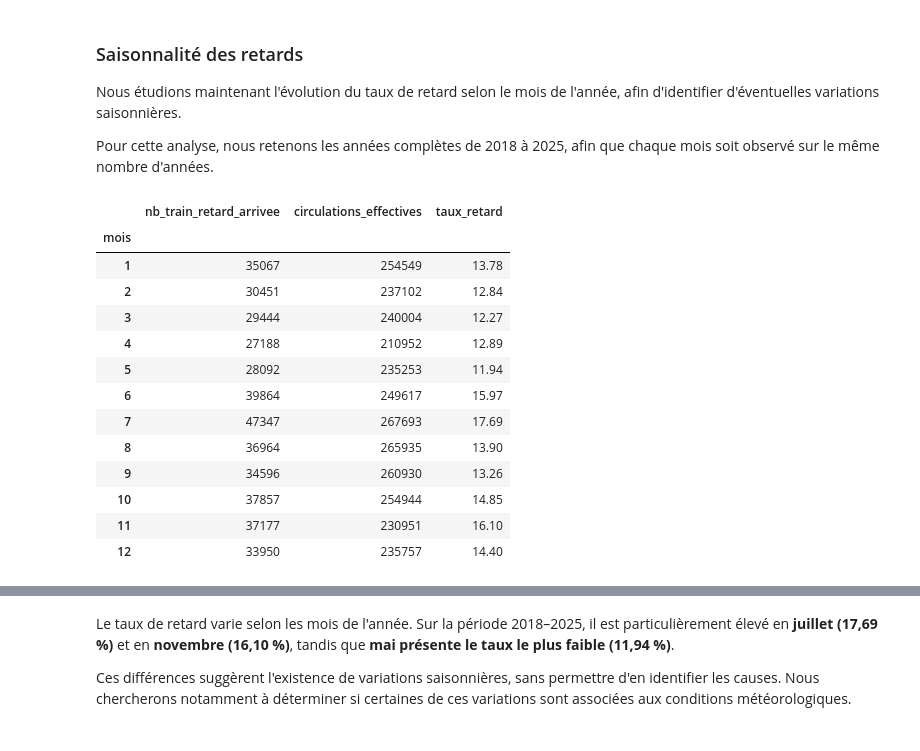
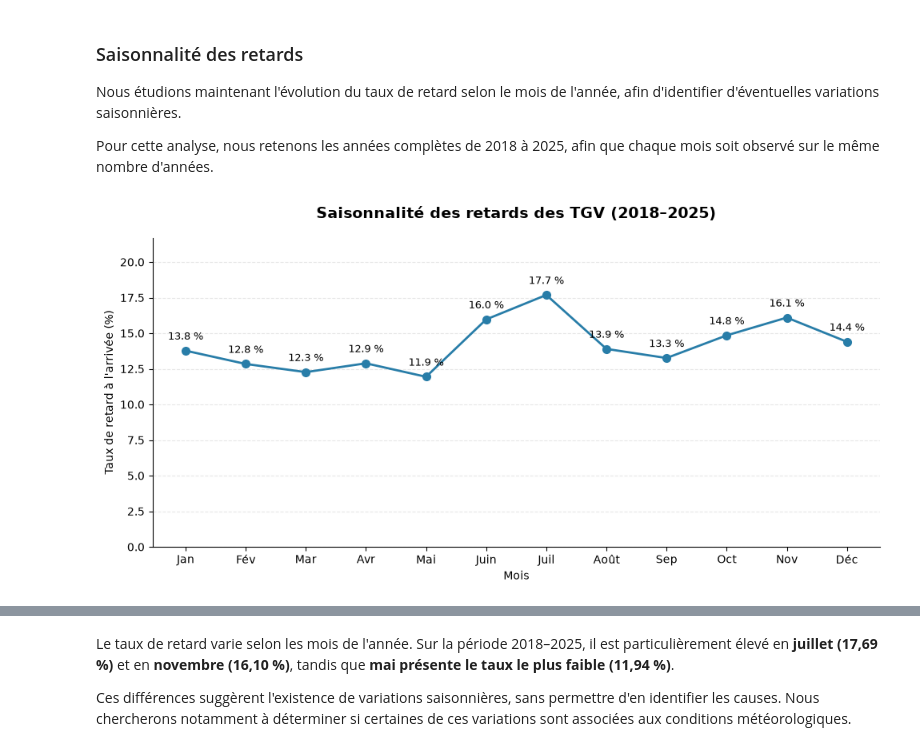
Before and after one commit to luteceagn/Projet_Python_ds, a Jupyter notebook: rapport_final.ipynb, the cells around one changed output, grey strips where cells are left out. Saved outputs shown, nothing was run; the diff lists cells and outputs as text; code cells hidden in the pictures.

```diff
--- a/rapport_final.ipynb
+++ b/rapport_final.ipynb
@@ -308,37 +320,76 @@ Nous étudions maintenant l'évolution du taux de retard selon le mois de l'ann
 
 Pour cette analyse, nous retenons les années complètes de 2018 à 2025, afin que chaque mois soit observé sur le même nombre d'années.
 # %%
-# Préparation des données pour l'analyse mensuelle
+# Préparation des données pour l'analyse de la saisonnalité
 df_mensuel = df_valides.copy()
 
 df_mensuel["date"] = pd.to_datetime(df_mensuel["date"])
+
+# Conservation des années complètes (2018–2025)
 df_mensuel = df_mensuel[df_mensuel["date"].dt.year <= 2025]
-
 df_mensuel["mois"] = df_mensuel["date"].dt.month
 
 # Calcul du taux global de retard par mois
 evolution_mensuelle = df_mensuel.groupby("mois")[
     ["nb_train_retard_arrivee", "circulations_effectives"]
 ].sum()
 
 evolution_mensuelle["taux_retard"] = (
     100 * evolution_mensuelle["nb_train_retard_arrivee"]
     / evolution_mensuelle["circulations_effectives"]
 )
 
-display(evolution_mensuelle.round(2))
+# Noms des mois
+mois_noms = [
+    "Jan", "Fév", "Mar", "Avr", "Mai", "Juin",
+    "Juil", "Août", "Sep", "Oct", "Nov", "Déc"
+]
+
+# Visualisation de la saisonnalité
+fig, ax = plt.subplots(figsize=(10, 5))
+
+ax.plot(
+    evolution_mensuelle.index,
+    evolution_mensuelle["taux_retard"],
+    marker="o",
+    linewidth=2,
+    markersize=7,
+    color="#287DA8"
+)
+
+# Affichage des pourcentages au-dessus des points
+for mois, taux in evolution_mensuelle["taux_retard"].items():
+    ax.annotate(
+        f"{taux:.1f} %",
+        (mois, taux),
+        textcoords="offset points",
+        xytext=(0, 10),
+        ha="center",
+        fontsize=9
+    )
+
+# Mise en forme
+ax.set_title(
+    "Saisonnalité des retards des TGV (2018–2025)",
+    fontsize=14,
+    fontweight="bold",
+    pad=18
+)
+
+ax.set_xlabel("Mois")
+ax.set_ylabel("Taux de retard à l'arrivée (%)")
+
+ax.set_xticks(range(1, 13))
+ax.set_xticklabels(mois_noms)
+
+ax.set_ylim(0, evolution_mensuelle["taux_retard"].max() + 4)
+ax.grid(axis="y", linestyle="--", alpha=0.3)
+ax.set_axisbelow(True)
+
+for bordure in ["top", "right"]:
+    ax.spines[bordure].set_visible(False)
+
+plt.tight_layout()
+plt.show()
 # %% [output]
-|  | nb_train_retard_arrivee | circulations_effectives | taux_retard |
-| mois |  |  |  |
-| 1 | 35067 | 254549 | 13.78 |
-| 2 | 30451 | 237102 | 12.84 |
-| 3 | 29444 | 240004 | 12.27 |
-| 4 | 27188 | 210952 | 12.89 |
-| 5 | 28092 | 235253 | 11.94 |
-| 6 | 39864 | 249617 | 15.97 |
-| 7 | 47347 | 267693 | 17.69 |
-| 8 | 36964 | 265935 | 13.90 |
-| 9 | 34596 | 260930 | 13.26 |
-| 10 | 37857 | 254944 | 14.85 |
-| 11 | 37177 | 230951 | 16.10 |
-| 12 | 33950 | 235757 | 14.40 |
+[figure, added]
```
Also changed, not shown: parts of 4 cells of this notebook.
